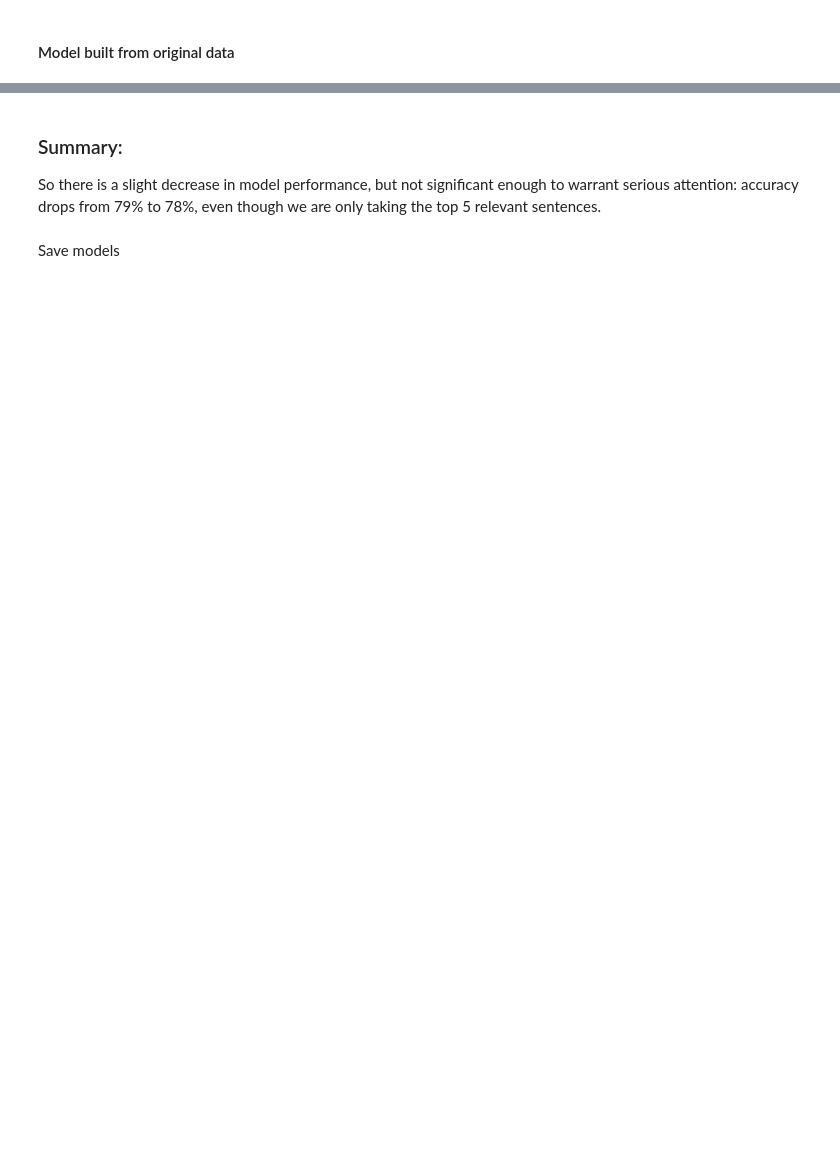
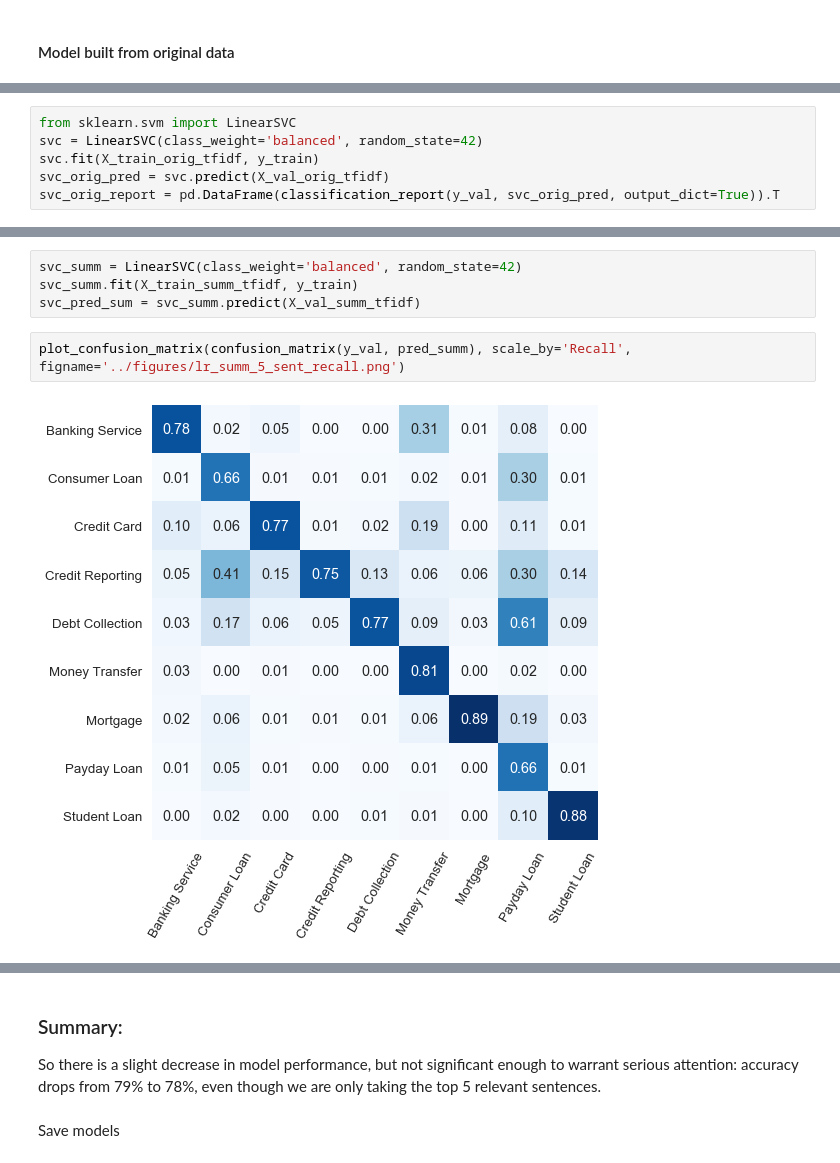
Before and after one commit to yl238/customer-complaints, a Jupyter notebook: ipynb/Classification-with-summarized-text.ipynb, the cells around one changed output, grey strips where cells are left out. Drawn from its saved outputs; the diff is of its cells as text; blank space fills up the shorter version.

```diff
--- a/ipynb/Classification-with-summarized-text.ipynb
+++ b/ipynb/Classification-with-summarized-text.ipynb
@@ -128,0 +153,6 @@ orig_report_df = pd.DataFrame(classification_report(y_val, pred_orig, output_dic
+# %%
+from sklearn.svm import LinearSVC
+svc = LinearSVC(class_weight='balanced', random_state=42)
+svc.fit(X_train_orig_tfidf, y_train)
+svc_orig_pred = svc.predict(X_val_orig_tfidf)
+svc_orig_report = pd.DataFrame(classification_report(y_val, svc_orig_pred, output_dict=True)).T
@@ -157,0 +210,8 @@ report_summ = pd.DataFrame.from_dict(classification_report(y_val, pred_summ, out
+# %%
+svc_summ = LinearSVC(class_weight='balanced', random_state=42)
+svc_summ.fit(X_train_summ_tfidf, y_train)
+svc_pred_sum = svc_summ.predict(X_val_summ_tfidf)
+# %%
+plot_confusion_matrix(confusion_matrix(y_val, pred_summ), scale_by='Recall', figname='../figures/lr_summ_5_sent_recall.png')
+# %% [output]
+[figure, added]
```
Also changed, not shown: parts of 35 cells of this notebook, 10 other files.
